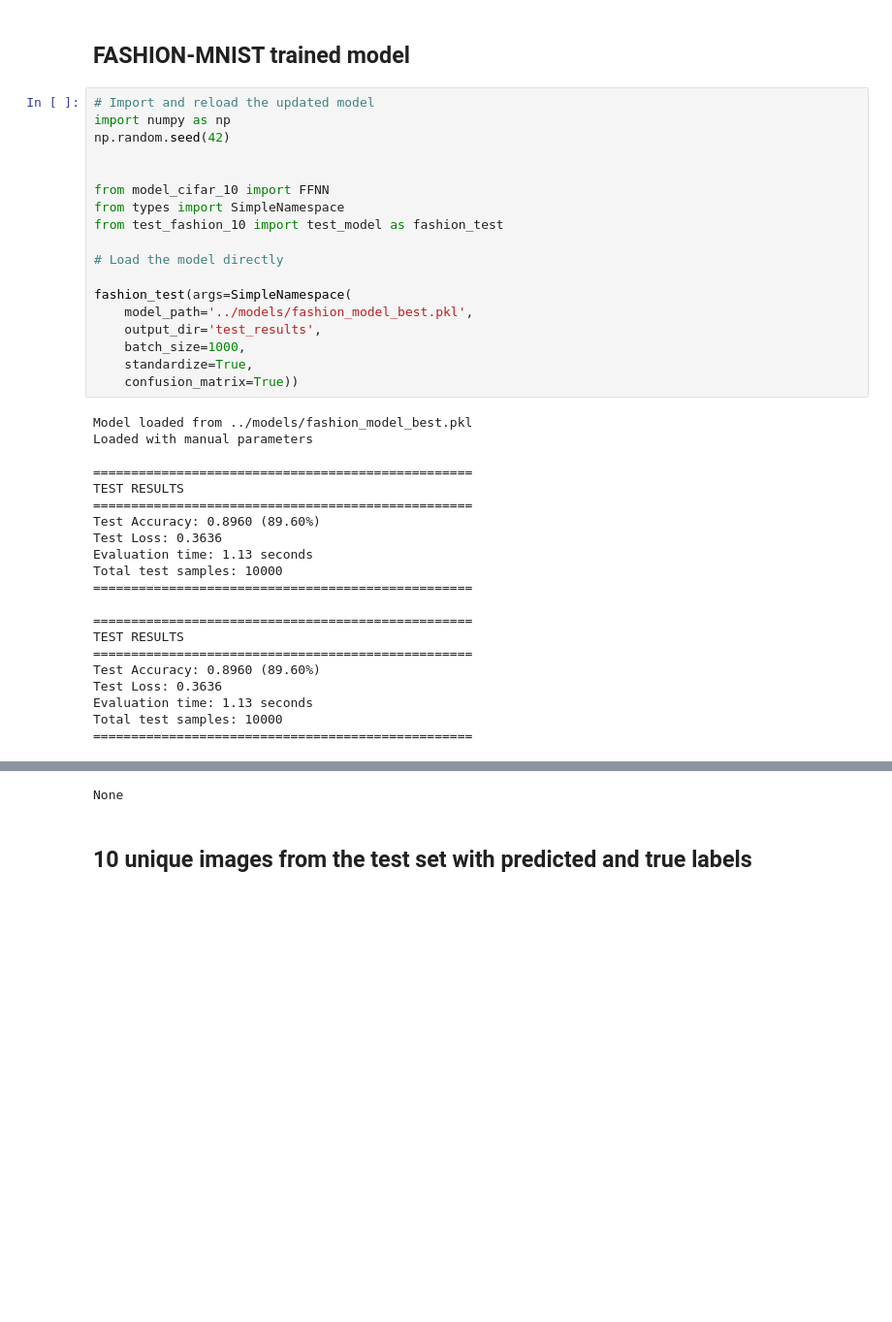
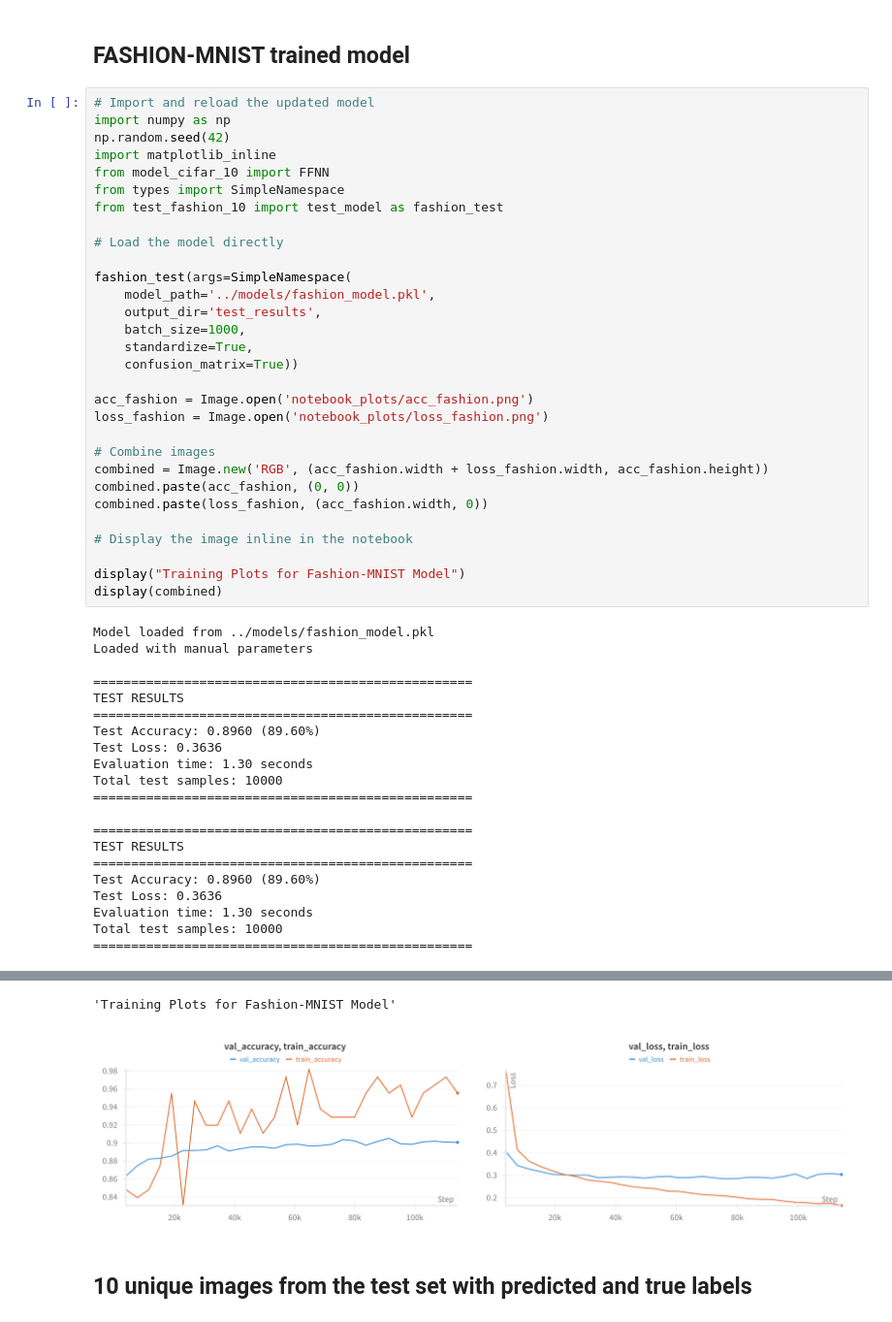
Before and after one commit to wkandersen/02456-deep-learning-group-68, a Jupyter notebook: src/notebook.ipynb, the cells around one changed output, grey strips where cells are left out. Shown at 97% size. Drawn from its saved outputs; the diff is of its cells as text; blank space fills up the shorter version.

```diff
--- a/src/notebook.ipynb
+++ b/src/notebook.ipynb
@@ -116,43 +116,56 @@ train_notebook(params)
 # Import and reload the updated model
 import numpy as np
 np.random.seed(42)
-
-
+import matplotlib_inline
 from model_cifar_10 import FFNN
 from types import SimpleNamespace
 from test_fashion_10 import test_model as fashion_test
 
 # Load the model directly
 
 fashion_test(args=SimpleNamespace(
-    model_path='../models/fashion_model_best.pkl',
+    model_path='../models/fashion_model.pkl',
     output_dir='test_results',
     batch_size=1000,
     standardize=True,
     confusion_matrix=True))
+
+acc_fashion = Image.open('notebook_plots/acc_fashion.png')
+loss_fashion = Image.open('notebook_plots/loss_fashion.png')
+
+# Combine images
+combined = Image.new('RGB', (acc_fashion.width + loss_fashion.width, acc_fashion.height))
+combined.paste(acc_fashion, (0, 0))
+combined.paste(loss_fashion, (acc_fashion.width, 0))
+
+# Display the image inline in the notebook
+
+display("Training Plots for Fashion-MNIST Model")
+display(combined)
 # %% [output]
-Model loaded from ../models/fashion_model_best.pkl
+Model loaded from ../models/fashion_model.pkl
 Loaded with manual parameters
 
 ==================================================
 TEST RESULTS
 ==================================================
 Test Accuracy: 0.8960 (89.60%)
 Test Loss: 0.3636
-Evaluation time: 1.13 seconds
+Evaluation time: 1.30 seconds
 Total test samples: 10000
 ==================================================
 
 ==================================================
 TEST RESULTS
 ==================================================
 Test Accuracy: 0.8960 (89.60%)
 Test Loss: 0.3636
-Evaluation time: 1.13 seconds
+Evaluation time: 1.30 seconds
 Total test samples: 10000
 ==================================================
 [figure]
-None
+'Training Plots for Fashion-MNIST Model'
+[figure, added]
 # %% [markdown]
 ## 10 unique images from the test set with predicted and true labels
 # %%
```
Also changed, not shown: parts of 3 cells of this notebook, 4 other files.
